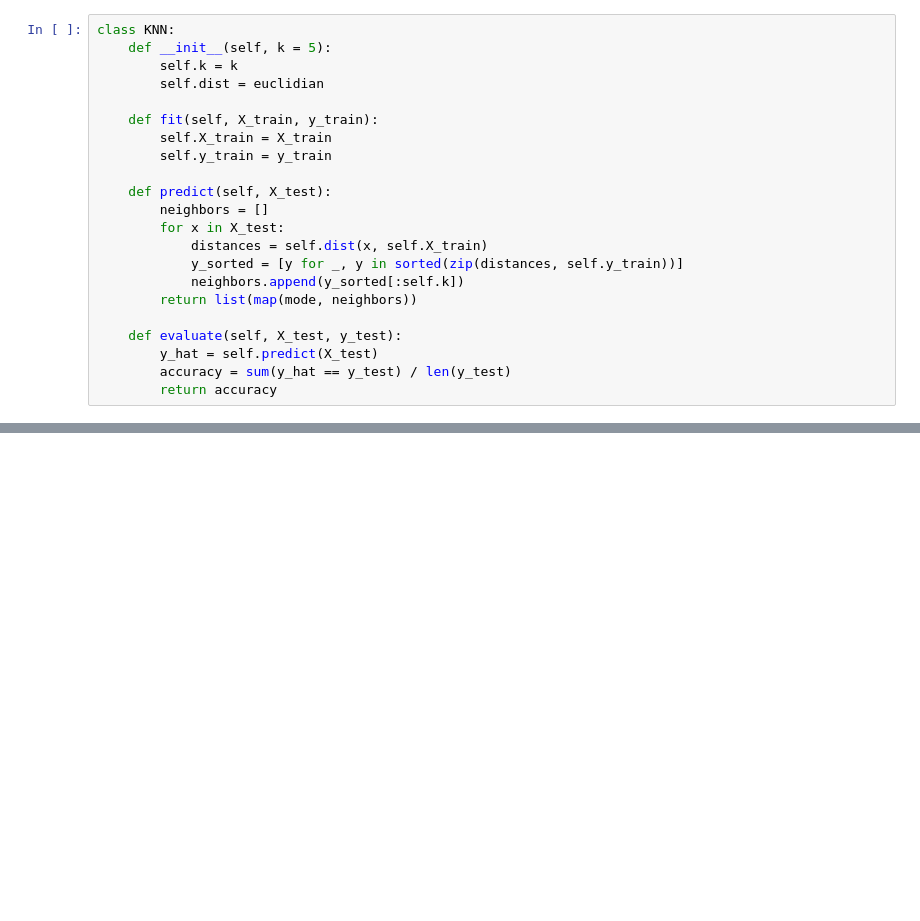
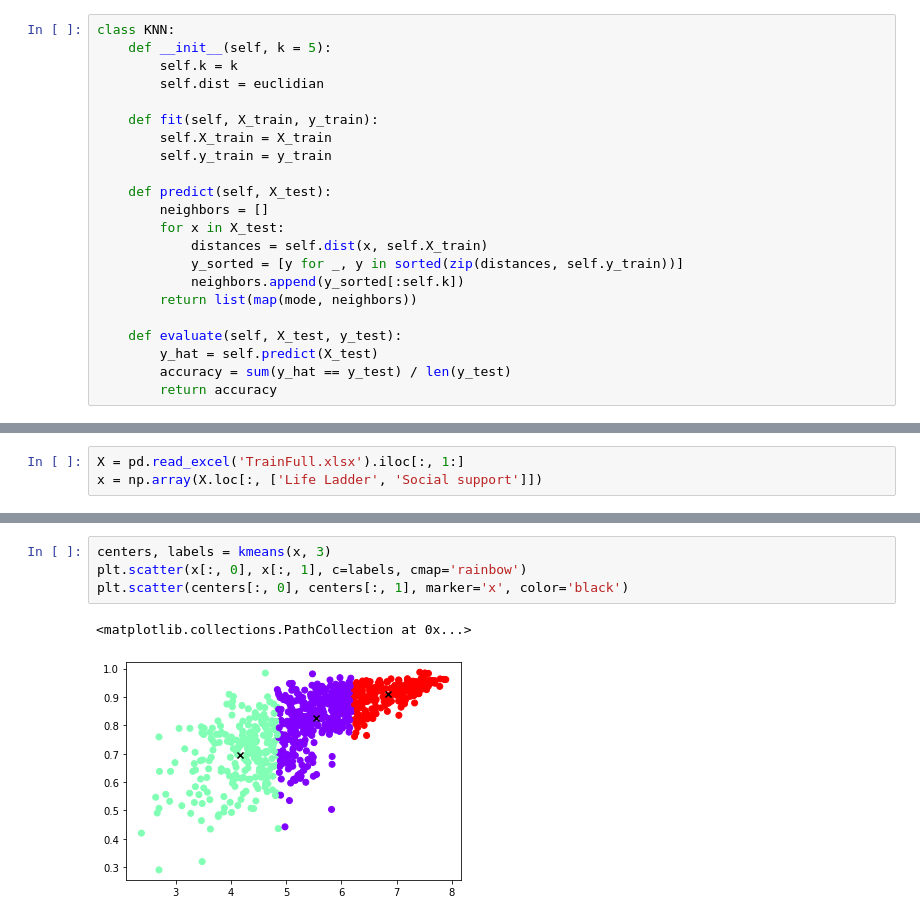
Before and after one commit to mattohan567/Happiness_Score_Project, a Jupyter notebook: KNN.ipynb, the cells around one changed output, grey strips where cells are left out. Saved outputs shown, nothing was run; the diff lists cells and outputs as text; blank space fills up the shorter version.

```diff
--- a/KNN.ipynb
+++ b/KNN.ipynb
@@ -84,0 +92,3 @@ plt.show()
+# %%
+X = pd.read_excel('TrainFull.xlsx').iloc[:, 1:]
+x = np.array(X.loc[:, ['Life Ladder', 'Social support']])
@@ -84,0 +143,7 @@ plt.show()
+# %%
+centers, labels = kmeans(x, 3)
+plt.scatter(x[:, 0], x[:, 1], c=labels, cmap='rainbow')
+plt.scatter(centers[:, 0], centers[:, 1], marker='x', color='black')
+# %% [output]
+<matplotlib.collections.PathCollection at 0x...>
+[figure, added]
```
Also changed, not shown: parts of 17 cells of this notebook, 1 other file.
